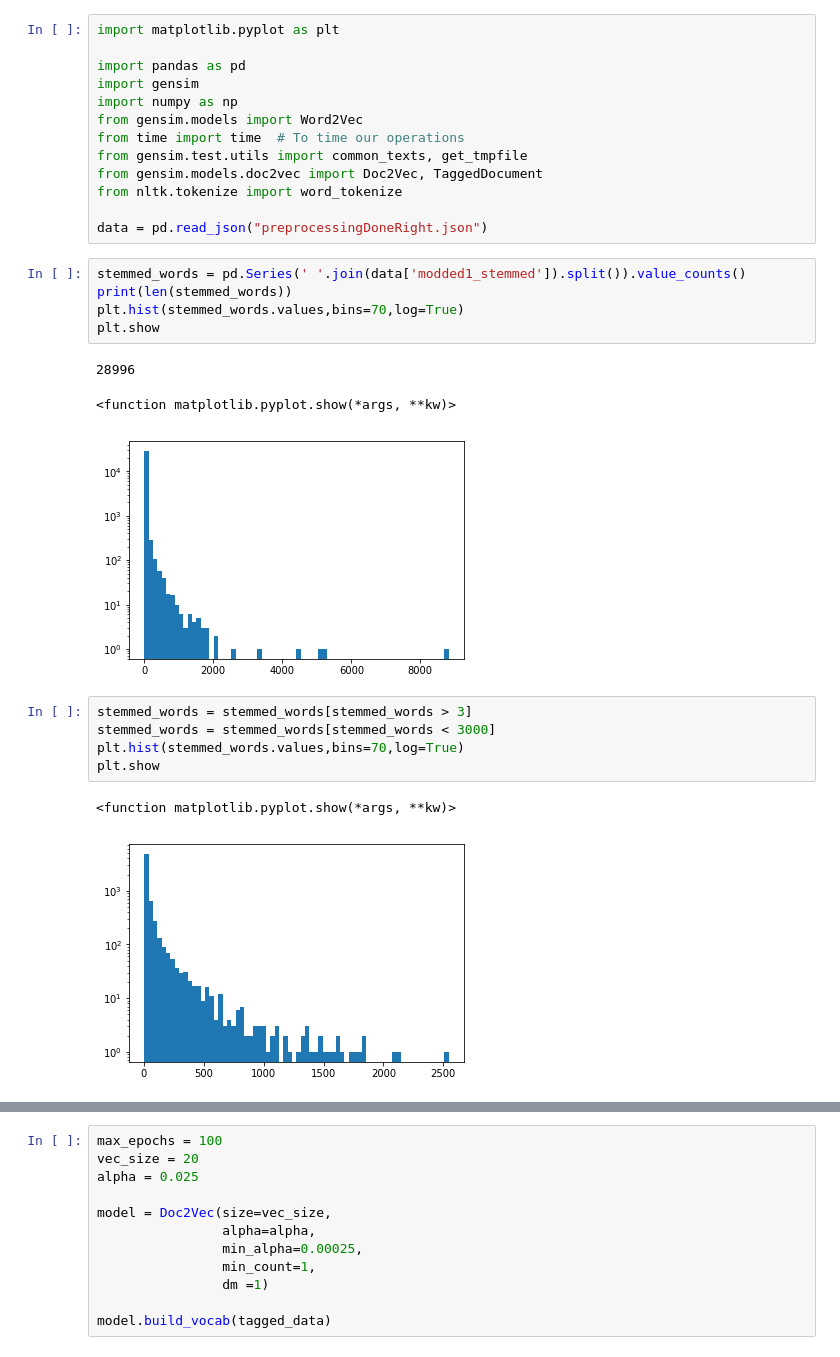
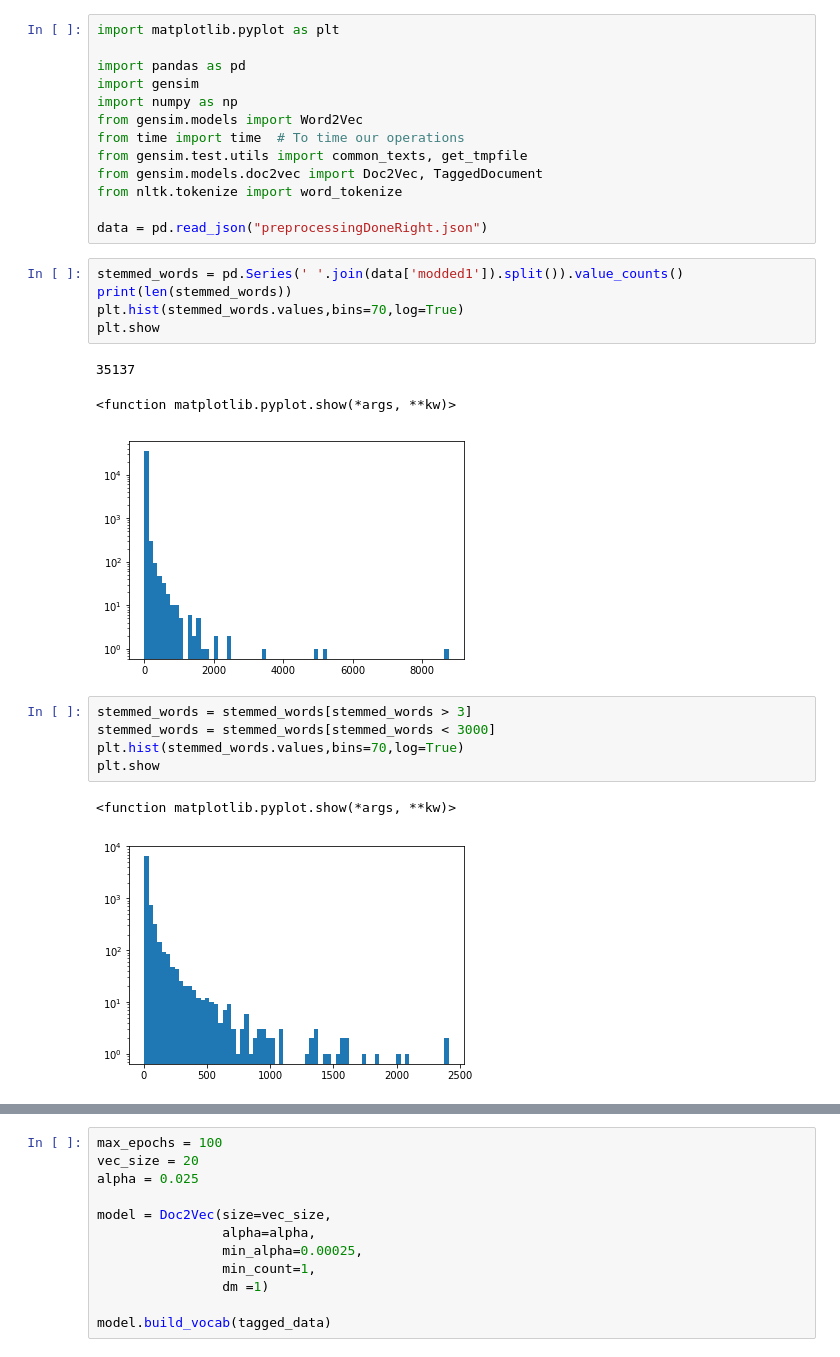
Before and after one commit to Gneur11/TextAnalytics, a Jupyter notebook: doc2vec.ipynb, the cells around one changed output, grey strips where cells are left out. Drawn from its saved outputs; the diff is of its cells as text.

```diff
--- a/doc2vec.ipynb
+++ b/doc2vec.ipynb
@@ -12,14 +12,14 @@ from nltk.tokenize import word_tokenize
 
 data = pd.read_json("preprocessingDoneRight.json")
 # %%
-stemmed_words = pd.Series(' '.join(data['modded1_stemmed']).split()).value_counts()
+stemmed_words = pd.Series(' '.join(data['modded1']).split()).value_counts()
 print(len(stemmed_words))
 plt.hist(stemmed_words.values,bins=70,log=True)
 plt.show
 # %% [output]
-28996
+35137
 <function matplotlib.pyplot.show(*args, **kw)>
-[figure, old version]
+[figure, new version]
 # %%
 stemmed_words = stemmed_words[stemmed_words > 3]
 stemmed_words = stemmed_words[stemmed_words < 3000]
@@ -27,5 +27,5 @@ plt.hist(stemmed_words.values,bins=70,log=True)
 plt.show
 # %% [output]
 <function matplotlib.pyplot.show(*args, **kw)>
-[figure, old version]
+[figure, new version]
 # %%
```
Also changed, not shown: parts of 15 cells of this notebook.
